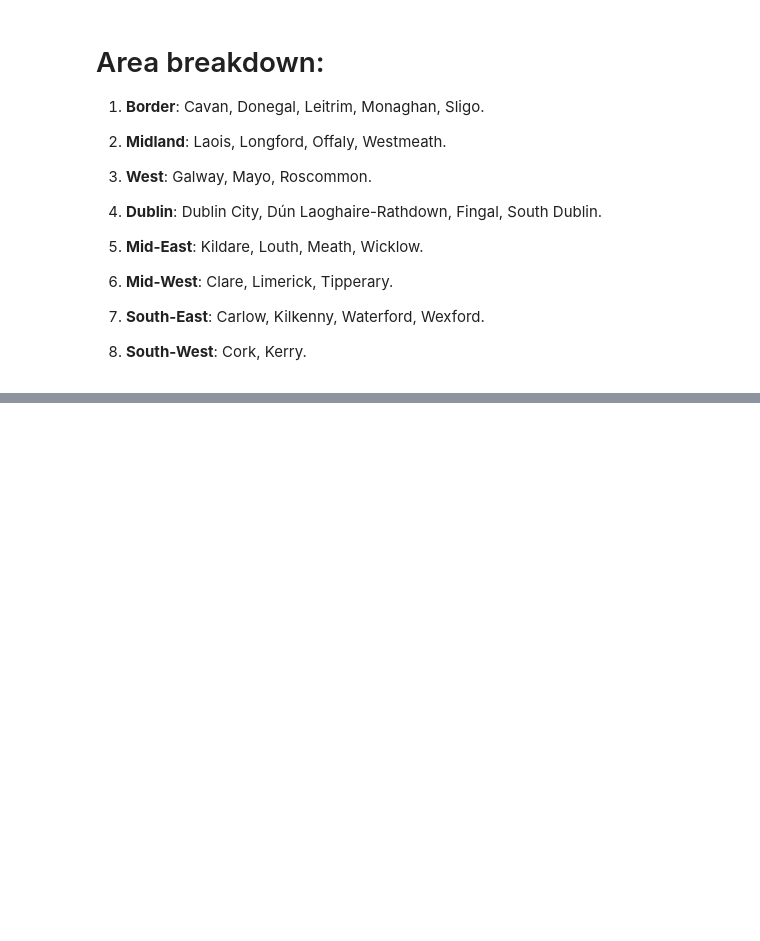
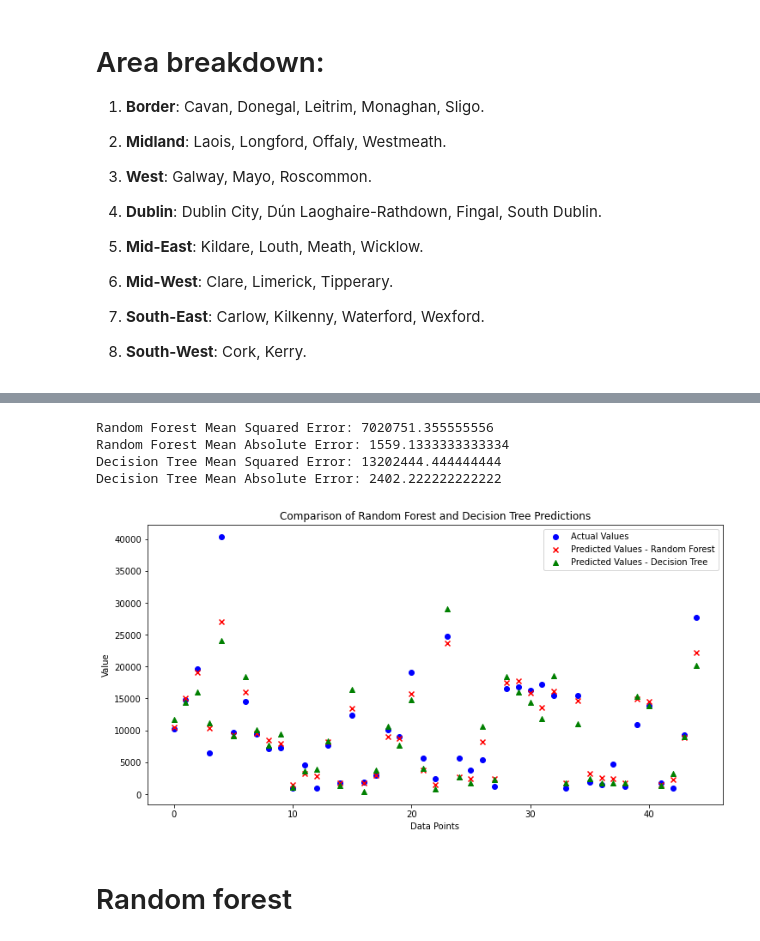
Before and after one commit to JoseRicoCct/CA1_Integrated_Assesment_MSc_Data_Analytics_CCT_Semester_1, a Jupyter notebook: CA1_Semester1.ipynb, the cells around one changed output, grey strips where cells are left out. Drawn from its saved outputs; the diff is of its cells as text; code cells hidden in the pictures; blank space fills up the shorter version.

Commit message:
Testing linear regression, Ridge Regression, Lasso Regression, Decision tree regression and Random Forest regression.

```diff
--- a/CA1_Semester1.ipynb
+++ b/CA1_Semester1.ipynb
@@ -259,0 +361,3 @@ df2_Sum_Area_Year
+# %%
+# Renaming the columns
+df3 = df3.rename(columns={'Education Level': 'Education_Level','Inward or Outward Flow':'Inward_or_Outward_Flow'})
@@ -259,0 +485,57 @@ df2_Sum_Area_Year
+# %%
+label_encoders = {}
+categorical_columns = ["Sex", "Education_Level", "Inward_or_Outward_Flow"]
+for col in categorical_columns:
+    le = LabelEncoder()
+    df3[col] = le.fit_transform(df3[col])
+    label_encoders[col] = le
+# %%
+# Separating features and target variable
+X = df3.drop("VALUE", axis=1)
+y = df3["VALUE"]
+
+# Splitting the dataset into training and testing sets
+X_train, X_test, y_train, y_test = train_test_split(X, y, test_size=0.2, random_state=42)
+# %%
+# Random Forest
+rf = RandomForestRegressor(n_estimators=100, random_state=42)
+rf.fit(X_train, y_train)
+y_pred_rf = rf.predict(X_test)
+
+# Decision Tree
+dt = DecisionTreeRegressor(random_state=42)
+dt.fit(X_train, y_train)
+y_pred_dt = dt.predict(X_test)
+# %%
+# Evaluating the models
+print("Random Forest Mean Squared Error:", mean_squared_error(y_test, y_pred_rf))
+print("Random Forest Mean Absolute Error:", mean_absolute_error(y_test, y_pred_rf))
+print("Decision Tree Mean Squared Error:", mean_squared_error(y_test, y_pred_dt))
+print("Decision Tree Mean Absolute Error:", mean_absolute_error(y_test, y_pred_dt))
+# %% [output]
+Random Forest Mean Squared Error: 7020751.355555556
+Random Forest Mean Absolute Error: 1559.1333333333334
+Decision Tree Mean Squared Error: 13202444.444444444
+Decision Tree Mean Absolute Error: 2402.222222222222
+# %%
+import matplotlib.pyplot as plt
+
+# Plotting the results
+plt.figure(figsize=(12, 6))
+
+# Scatter plot for Random Forest
+plt.scatter(range(len(y_test)), y_test, color='blue', label='Actual Values')
+plt.scatter(range(len(y_test)), y_pred_rf, color='red', label='Predicted Values - Random Forest', marker='x')
+
+# Scatter plot for Decision Tree
+plt.scatter(range(len(y_test)), y_pred_dt, color='green', label='Predicted Values - Decision Tree', marker='^')
+
+plt.title('Comparison of Random Forest and Decision Tree Predictions')
+plt.xlabel('Data Points')
+plt.ylabel('Value')
+plt.legend()
+plt.show()
+# %% [output]
+[figure, added]
+# %% [markdown]
+# Random forest
```
Also changed, not shown: parts of 51 cells of this notebook.
